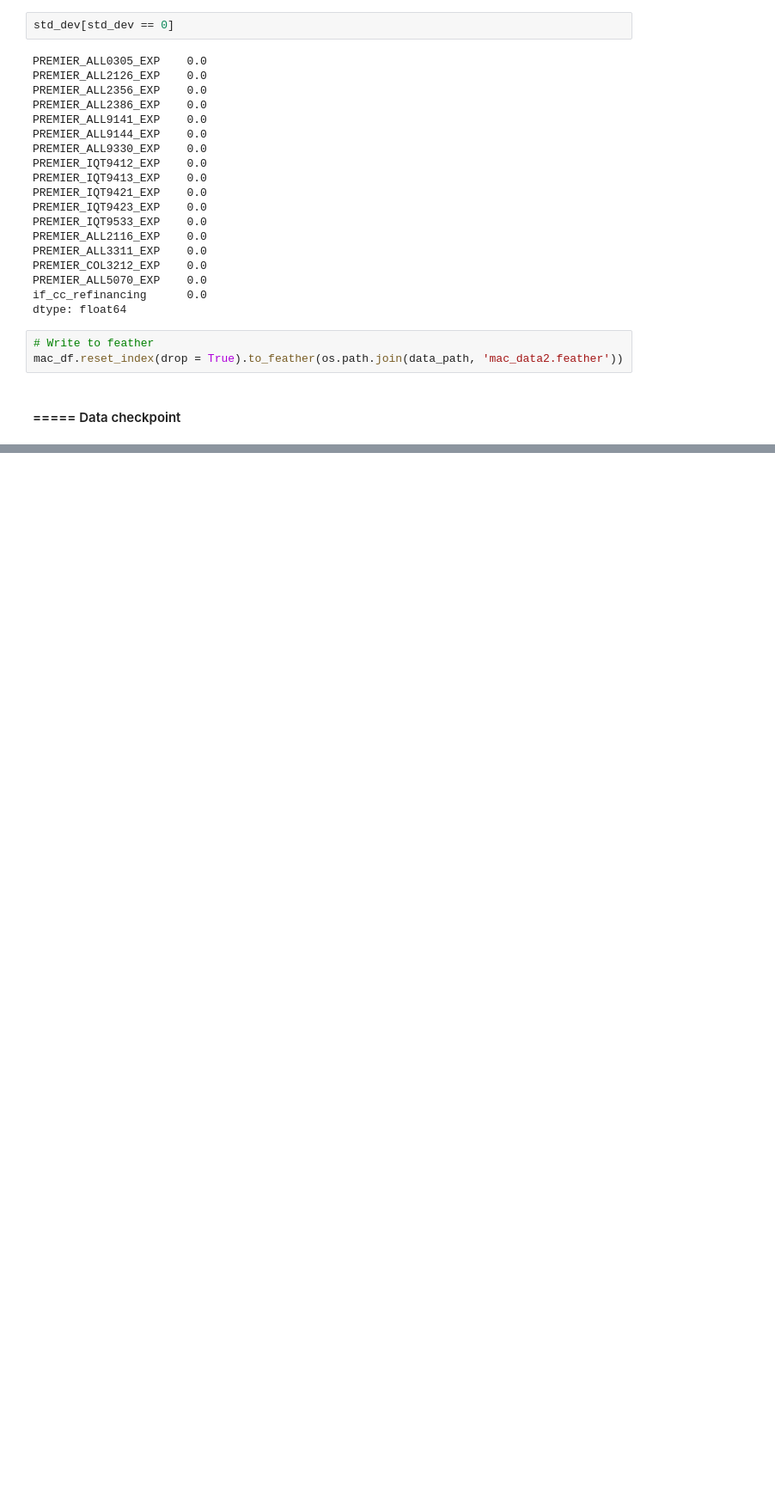
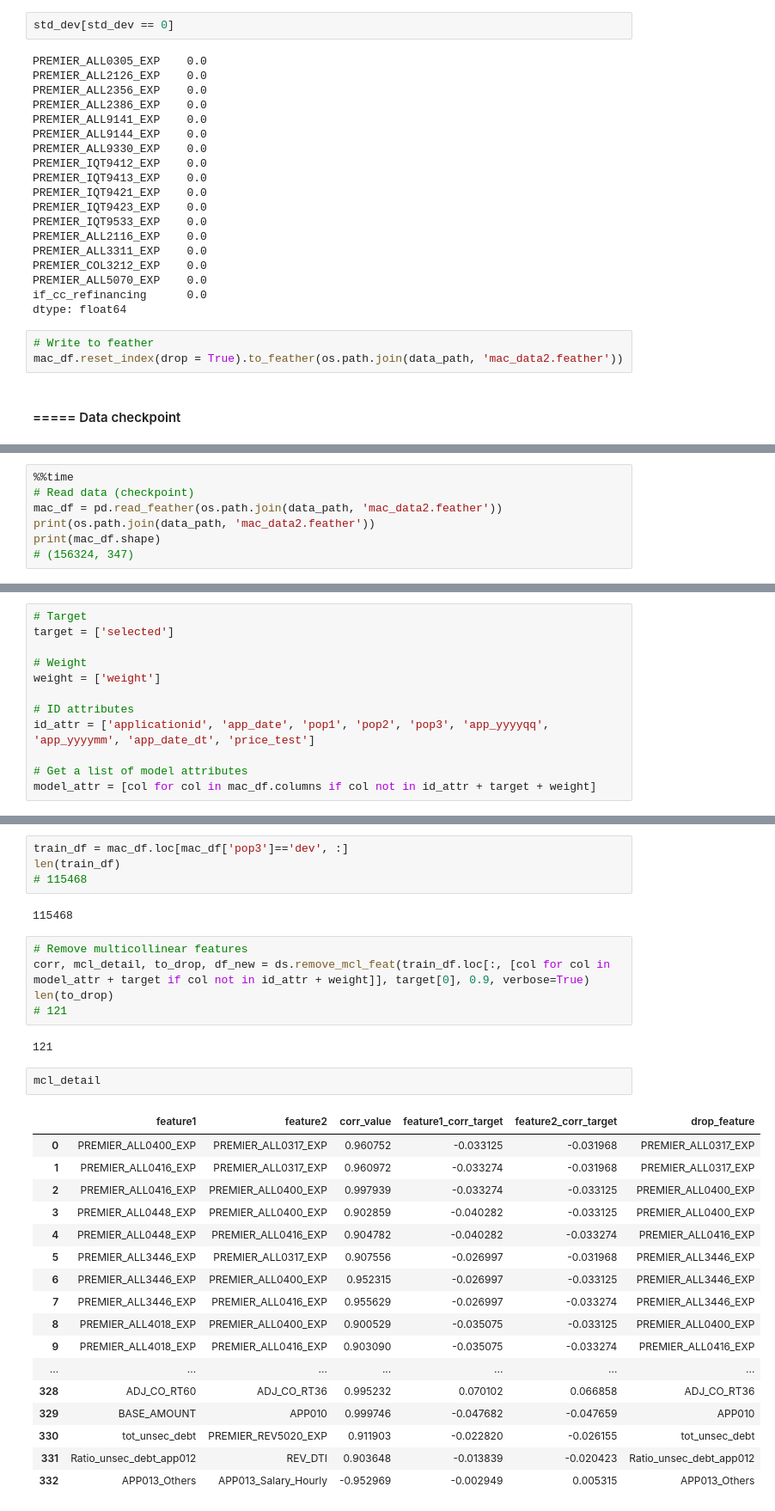
Before and after one commit to adriant42/mac_lb_model, a Jupyter notebook: 02_data_preprocessing.ipynb, the cells around one changed output, grey strips where cells are left out. Shown: that part at 86% size. Drawn from its saved outputs; the diff is of its cells as text; blank space fills up the shorter version.

```diff
--- a/02_data_preprocessing.ipynb
+++ b/02_data_preprocessing.ipynb
@@ -236,0 +299,7 @@ df_new.head()
+# %%
+%%time
+# Read data (checkpoint)
+mac_df = pd.read_feather(os.path.join(data_path, 'mac_data2.feather'))
+print(os.path.join(data_path, 'mac_data2.feather'))
+print(mac_df.shape)
+# (156324, 347)
@@ -236,0 +311,12 @@ df_new.head()
+# %%
+# Target
+target = ['selected']
+
+# Weight
+weight = ['weight']
+
+# ID attributes
+id_attr = ['applicationid', 'app_date', 'pop1', 'pop2', 'pop3', 'app_yyyyqq', 'app_yyyymm', 'app_date_dt', 'price_test']
+
+# Get a list of model attributes
+model_attr = [col for col in mac_df.columns if col not in id_attr + target + weight]
@@ -236,0 +325,33 @@ df_new.head()
+# %%
+train_df = mac_df.loc[mac_df['pop3']=='dev', :]
+len(train_df)
+# 115468
+# %% [output]
+115468
+# %%
+# Remove multicollinear features
+corr, mcl_detail, to_drop, df_new = ds.remove_mcl_feat(train_df.loc[:, [col for col in model_attr + target if col not in id_attr + weight]], target[0], 0.9, verbose=True)
+len(to_drop)
+# 121
+# %% [output]
+121
+# %%
+mcl_detail
+# %% [output]
+|  | feature1 | feature2 | corr_value | feature1_corr_target | feature2_corr_target | drop_feature |
+| 0 | PREMIER_ALL0400_EXP | PREMIER_ALL0317_EXP | 0.960752 | -0.033125 | -0.031968 | PREMIER_ALL0317_EXP |
+| 1 | PREMIER_ALL0416_EXP | PREMIER_ALL0317_EXP | 0.960972 | -0.033274 | -0.031968 | PREMIER_ALL0317_EXP |
+| 2 | PREMIER_ALL0416_EXP | PREMIER_ALL0400_EXP | 0.997939 | -0.033274 | -0.033125 | PREMIER_ALL0400_EXP |
+| 3 | PREMIER_ALL0448_EXP | PREMIER_ALL0400_EXP | 0.902859 | -0.040282 | -0.033125 | PREMIER_ALL0400_EXP |
+| 4 | PREMIER_ALL0448_EXP | PREMIER_ALL0416_EXP | 0.904782 | -0.040282 | -0.033274 | PREMIER_ALL0416_EXP |
+| 5 | PREMIER_ALL3446_EXP | PREMIER_ALL0317_EXP | 0.907556 | -0.026997 | -0.031968 | PREMIER_ALL3446_EXP |
+| 6 | PREMIER_ALL3446_EXP | PREMIER_ALL0400_EXP | 0.952315 | -0.026997 | -0.033125 | PREMIER_ALL3446_EXP |
+| 7 | PREMIER_ALL3446_EXP | PREMIER_ALL0416_EXP | 0.955629 | -0.026997 | -0.033274 | PREMIER_ALL3446_EXP |
+| 8 | PREMIER_ALL4018_EXP | PREMIER_ALL0400_EXP | 0.900529 | -0.035075 | -0.033125 | PREMIER_ALL0400_EXP |
+| 9 | PREMIER_ALL4018_EXP | PREMIER_ALL0416_EXP | 0.903090 | -0.035075 | -0.033274 | PREMIER_ALL0416_EXP |
+| ... | ... | ... | ... | ... | ... | ... |
+| 328 | ADJ_CO_RT60 | ADJ_CO_RT36 | 0.995232 | 0.070102 | 0.066858 | ADJ_CO_RT36 |
+| 329 | BASE_AMOUNT | APP010 | 0.999746 | -0.047682 | -0.047659 | APP010 |
+| 330 | tot_unsec_debt | PREMIER_REV5020_EXP | 0.911903 | -0.022820 | -0.026155 | tot_unsec_debt |
+| 331 | Ratio_unsec_debt_app012 | REV_DTI | 0.903648 | -0.013839 | -0.020423 | Ratio_unsec_debt_app012 |
+| 332 | APP013_Others | APP013_Salary_Hourly | -0.952969 | -0.002949 | 0.005315 | APP013_Others |
```
Also changed, not shown: parts of 29 cells of this notebook, 2 other files.
